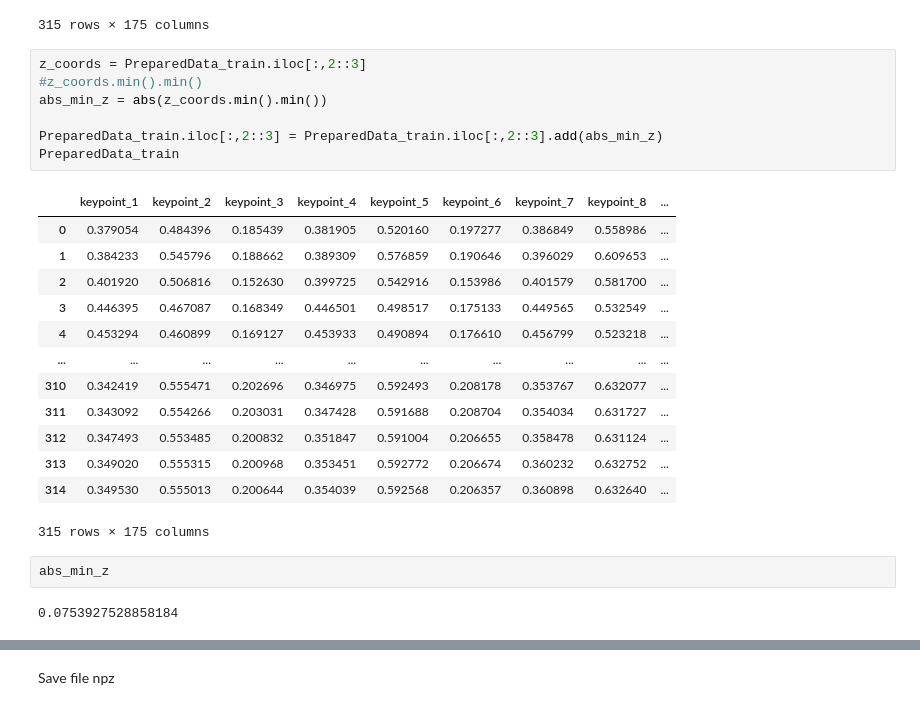
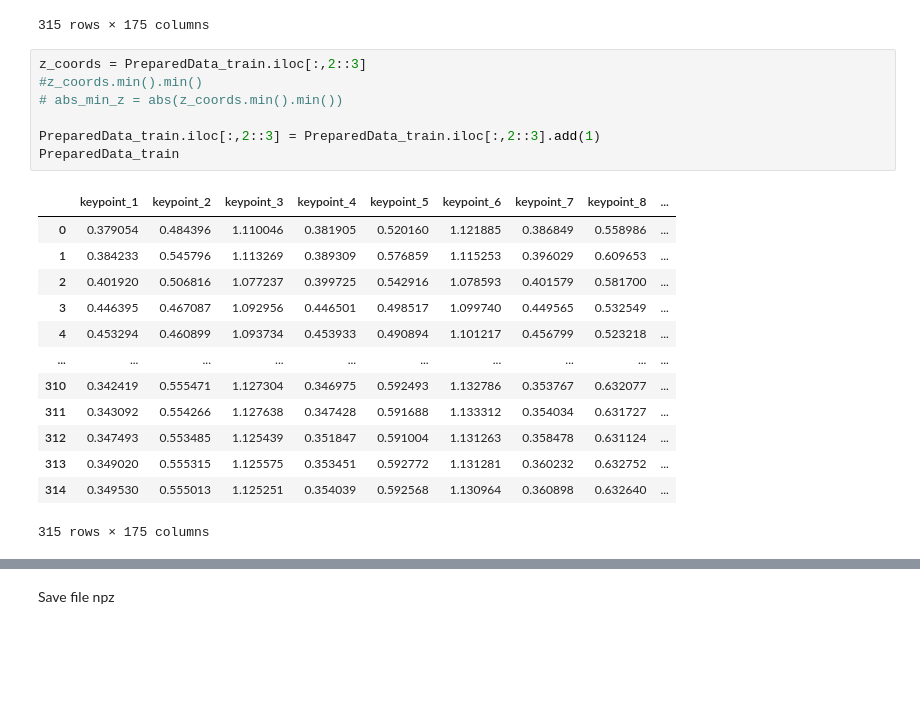
Before and after one commit to dinhanit/Abnormal_Behavior, a Jupyter notebook: Source/Data/EDA_data.ipynb, the cells around one changed output, grey strips where cells are left out. Cells and saved outputs as stored; diff of their text form; blank space fills up the shorter version.

```diff
--- a/Source/Data/EDA_data.ipynb
+++ b/Source/Data/EDA_data.ipynb
@@ -130,25 +131,21 @@ PreparedData_train
 # %%
 z_coords = PreparedData_train.iloc[:,2::3]
 #z_coords.min().min()
-abs_min_z = abs(z_coords.min().min())
+# abs_min_z = abs(z_coords.min().min())
 
-PreparedData_train.iloc[:,2::3] = PreparedData_train.iloc[:,2::3].add(abs_min_z)
+PreparedData_train.iloc[:,2::3] = PreparedData_train.iloc[:,2::3].add(1)
 PreparedData_train
 # %% [output]
 |  | keypoint_1 | keypoint_2 | keypoint_3 | keypoint_4 | keypoint_5 | keypoint_6 | keypoint_7 | keypoint_8 | ... |
-| 0 | 0.379054 | 0.484396 | 0.185439 | 0.381905 | 0.520160 | 0.197277 | 0.386849 | 0.558986 | ... |
-| 1 | 0.384233 | 0.545796 | 0.188662 | 0.389309 | 0.576859 | 0.190646 | 0.396029 | 0.609653 | ... |
-| 2 | 0.401920 | 0.506816 | 0.152630 | 0.399725 | 0.542916 | 0.153986 | 0.401579 | 0.581700 | ... |
-| 3 | 0.446395 | 0.467087 | 0.168349 | 0.446501 | 0.498517 | 0.175133 | 0.449565 | 0.532549 | ... |
-| 4 | 0.453294 | 0.460899 | 0.169127 | 0.453933 | 0.490894 | 0.176610 | 0.456799 | 0.523218 | ... |
+| 0 | 0.379054 | 0.484396 | 1.110046 | 0.381905 | 0.520160 | 1.121885 | 0.386849 | 0.558986 | ... |
+| 1 | 0.384233 | 0.545796 | 1.113269 | 0.389309 | 0.576859 | 1.115253 | 0.396029 | 0.609653 | ... |
+| 2 | 0.401920 | 0.506816 | 1.077237 | 0.399725 | 0.542916 | 1.078593 | 0.401579 | 0.581700 | ... |
+| 3 | 0.446395 | 0.467087 | 1.092956 | 0.446501 | 0.498517 | 1.099740 | 0.449565 | 0.532549 | ... |
+| 4 | 0.453294 | 0.460899 | 1.093734 | 0.453933 | 0.490894 | 1.101217 | 0.456799 | 0.523218 | ... |
 | ... | ... | ... | ... | ... | ... | ... | ... | ... | ... |
-| 310 | 0.342419 | 0.555471 | 0.202696 | 0.346975 | 0.592493 | 0.208178 | 0.353767 | 0.632077 | ... |
-| 311 | 0.343092 | 0.554266 | 0.203031 | 0.347428 | 0.591688 | 0.208704 | 0.354034 | 0.631727 | ... |
-| 312 | 0.347493 | 0.553485 | 0.200832 | 0.351847 | 0.591004 | 0.206655 | 0.358478 | 0.631124 | ... |
-| 313 | 0.349020 | 0.555315 | 0.200968 | 0.353451 | 0.592772 | 0.206674 | 0.360232 | 0.632752 | ... |
-| 314 | 0.349530 | 0.555013 | 0.200644 | 0.354039 | 0.592568 | 0.206357 | 0.360898 | 0.632640 | ... |
+| 310 | 0.342419 | 0.555471 | 1.127304 | 0.346975 | 0.592493 | 1.132786 | 0.353767 | 0.632077 | ... |
+| 311 | 0.343092 | 0.554266 | 1.127638 | 0.347428 | 0.591688 | 1.133312 | 0.354034 | 0.631727 | ... |
+| 312 | 0.347493 | 0.553485 | 1.125439 | 0.351847 | 0.591004 | 1.131263 | 0.358478 | 0.631124 | ... |
+| 313 | 0.349020 | 0.555315 | 1.125575 | 0.353451 | 0.592772 | 1.131281 | 0.360232 | 0.632752 | ... |
+| 314 | 0.349530 | 0.555013 | 1.125251 | 0.354039 | 0.592568 | 1.130964 | 0.360898 | 0.632640 | ... |
 315 rows × 175 columns
-# %%
-abs_min_z
-# %% [output]
-0.0753927528858184
```
Also changed, not shown: parts of 6 cells of this notebook.
